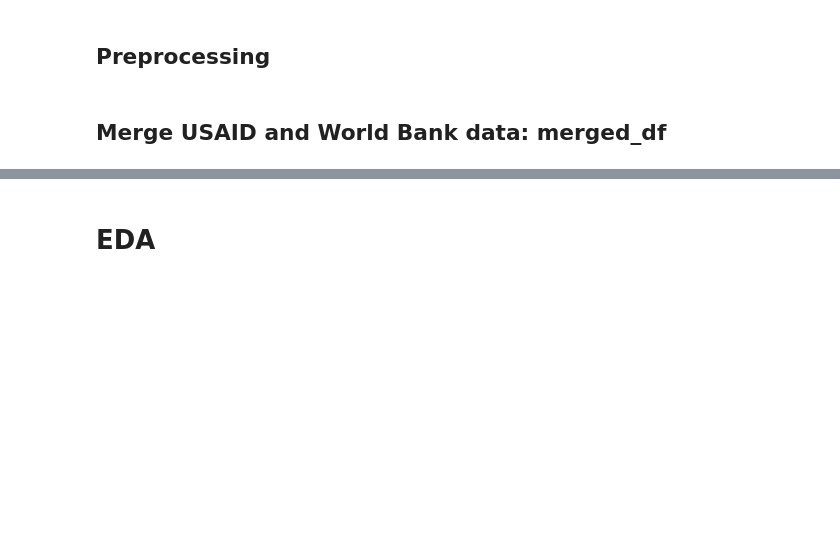
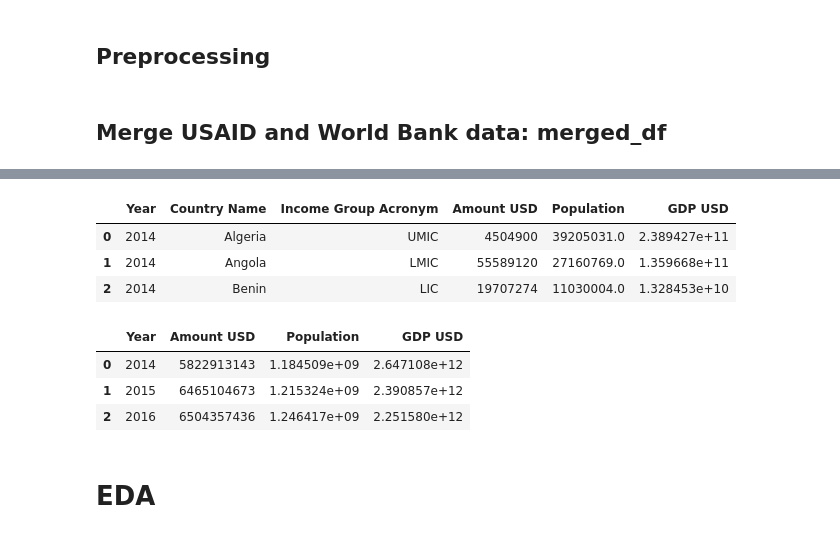
Before and after one commit to MaureenOShea/WiDS25_data-sleuthing, a Jupyter notebook: wids_usaid_africa_analysis.ipynb, the cells around one changed output, grey strips where cells are left out. Saved outputs shown, nothing was run; the diff lists cells and outputs as text; code cells hidden in the pictures; blank space fills up the shorter version.

```diff
--- a/wids_usaid_africa_analysis.ipynb
+++ b/wids_usaid_africa_analysis.ipynb
@@ -181,3 +167,29 @@ display(merged_df.describe())
+# %%
+# INDIVIDAL COUNTRY INFO
+# Aggregate to country + year level for funding, population, and GDP, by country + year
+country_year_df = merged_df.groupby(["Year","Country Name",
+                                     "Income Group Acronym"]).agg({"Amount USD": "sum",
+                                                                   "Population": "mean",
+                                                                   "GDP USD":"mean"}).reset_index()
+
+display(country_year_df.head(3))
+# %% [output]
+|  | Year | Country Name | Income Group Acronym | Amount USD | Population | GDP USD |
+| 0 | 2014 | Algeria | UMIC | 4504900 | 39205031.0 | 2.389427e+11 |
+| 1 | 2014 | Angola | LMIC | 55589120 | 27160769.0 | 1.359668e+11 |
+| 2 | 2014 | Benin | LIC | 19707274 | 11030004.0 | 1.328453e+10 |
+# %%
+# AFRICA AS A WHOLE INFO
+# Aggregate to year level for total funding, population, and GDP by year
+year_df = country_year_df.groupby(["Year"]).agg({"Amount USD": "sum",
+                                                 "Population": "sum",
+                                                 "GDP USD":"sum"}).reset_index()
+display(year_df.head(3))
+# %% [output]
+|  | Year | Amount USD | Population | GDP USD |
+| 0 | 2014 | 5822913143 | 1.184509e+09 | 2.647108e+12 |
+| 1 | 2015 | 6465104673 | 1.215324e+09 | 2.390857e+12 |
+| 2 | 2016 | 6504357436 | 1.246417e+09 | 2.251580e+12 |
 # %% [markdown]
 # EDA
 # %% [markdown]
```
Also changed, not shown: parts of 9 cells of this notebook.
